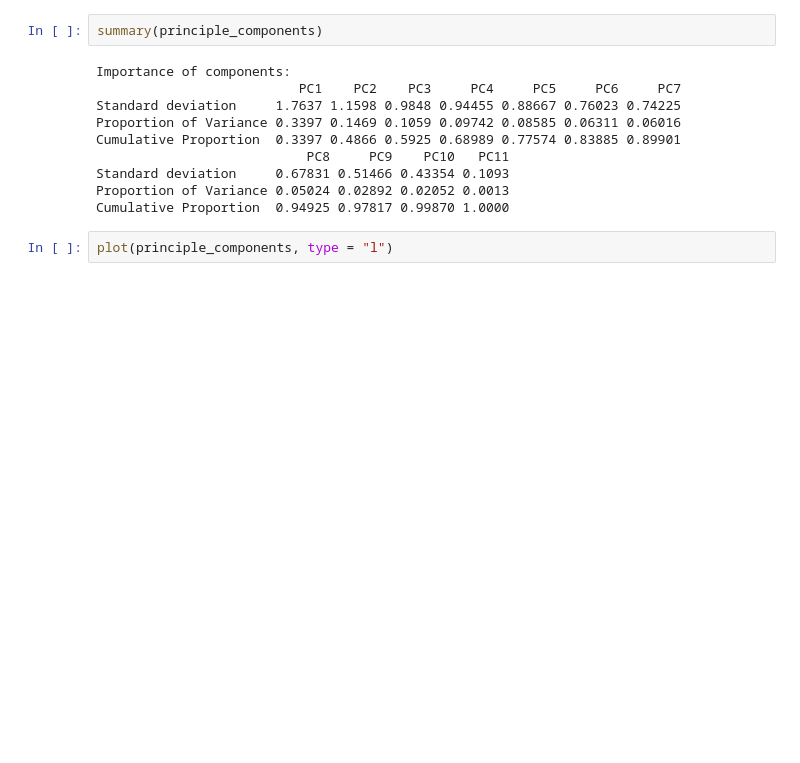
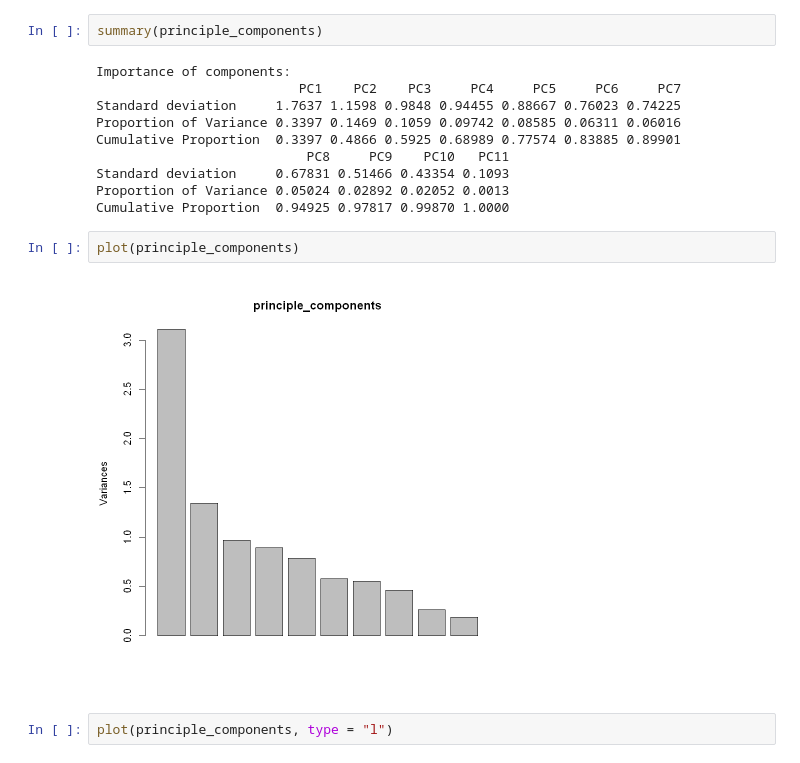
Before and after one commit to Saranga99/DM-ML, a Jupyter notebook: coursework/CW_Q1.ipynb, the cells around one changed output. Drawn from its saved outputs; the diff is of its cells as text; blank space fills up the shorter version.

```diff
--- a/coursework/CW_Q1.ipynb
+++ b/coursework/CW_Q1.ipynb
@@ -665,6 +665,10 @@ Cumulative Proportion  0.3397 0.4866 0.5925 0.68989 0.77574 0.83885 0.89901
 Standard deviation     0.67831 0.51466 0.43354 0.1093
 Proportion of Variance 0.05024 0.02892 0.02052 0.0013
 Cumulative Proportion  0.94925 0.97817 0.99870 1.0000
+# %%
+plot(principle_components)
+# %% [output]
+[figure, added]
 # %%
 plot(principle_components, type = "l")
 # %% [output]
```
Also changed, not shown: parts of 22 cells of this notebook, 1 other file.
